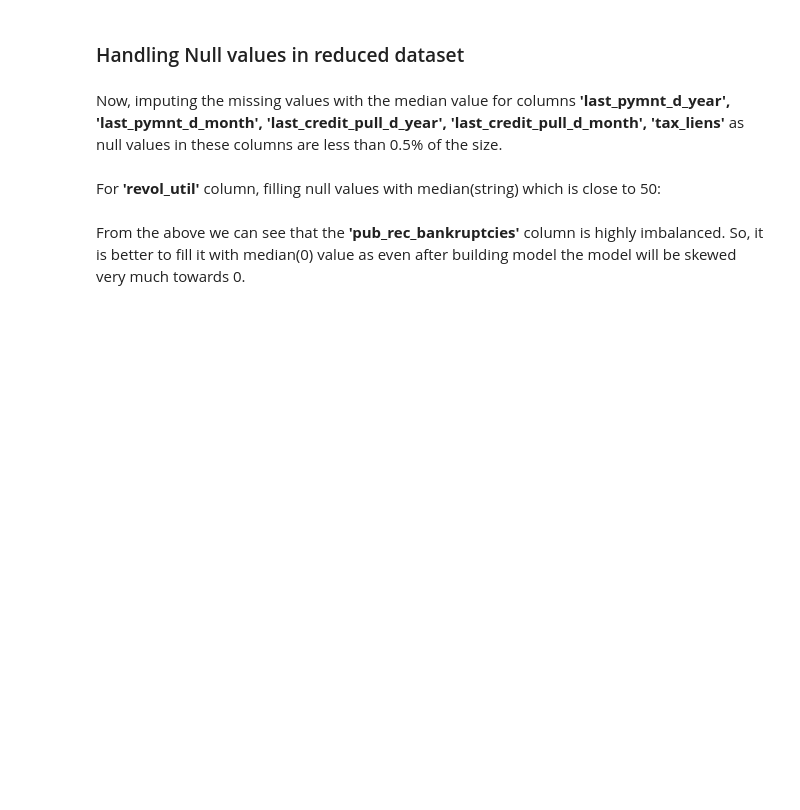
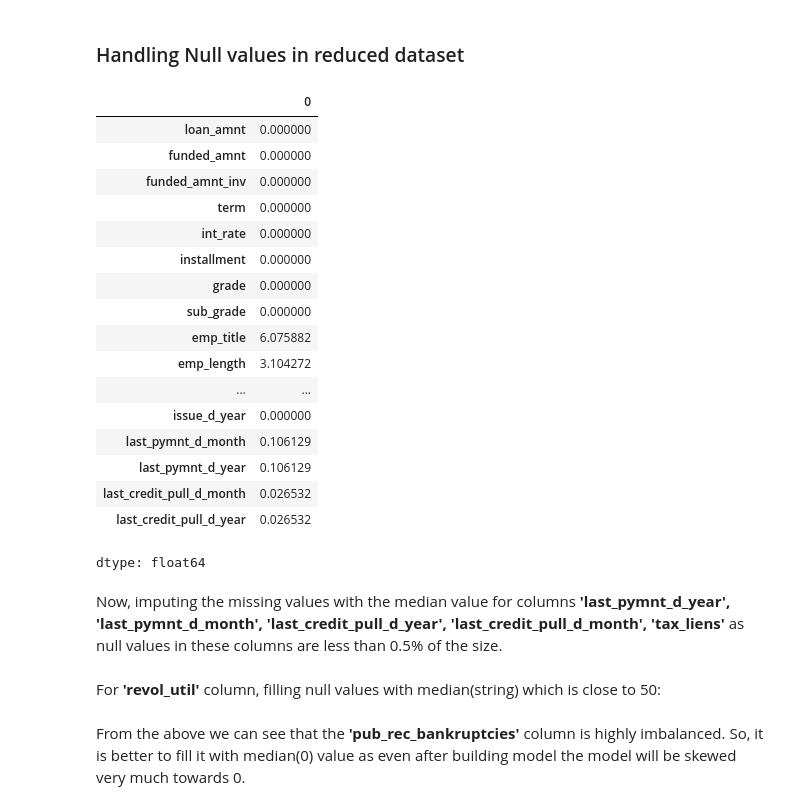
Before and after one commit to Shrutiba/iisc_cds, a Jupyter notebook: M2_AST_07_Catboost_XGBoost_LightGBM_A.ipynb, the cells around one changed output. Cells and saved outputs as stored; diff of their text form; code cells hidden in the pictures; blank space fills up the shorter version.

```diff
--- a/M2_AST_07_Catboost_XGBoost_LightGBM_A.ipynb
+++ b/M2_AST_07_Catboost_XGBoost_LightGBM_A.ipynb
@@ -451,6 +513,27 @@ dfloan_select.head(1)
 # %%
 # Checking for Percentage of null values
 # YOUR CODE HERE
+percent_missing = dfloan_select.isna().sum() * 100 / len(dfloan_select)
+percent_missing
+# %% [output]
+|  | 0 |
+| loan_amnt | 0.000000 |
+| funded_amnt | 0.000000 |
+| funded_amnt_inv | 0.000000 |
+| term | 0.000000 |
+| int_rate | 0.000000 |
+| installment | 0.000000 |
+| grade | 0.000000 |
+| sub_grade | 0.000000 |
+| emp_title | 6.075882 |
+| emp_length | 3.104272 |
+| ... | ... |
+| issue_d_year | 0.000000 |
+| last_pymnt_d_month | 0.106129 |
+| last_pymnt_d_year | 0.106129 |
+| last_credit_pull_d_month | 0.026532 |
+| last_credit_pull_d_year | 0.026532 |
+dtype: float64
 # %%
 # Dropping the 29 rows which have null values in few columns
 # YOUR CODE HERE
```
Also changed, not shown: parts of 16 cells of this notebook.
